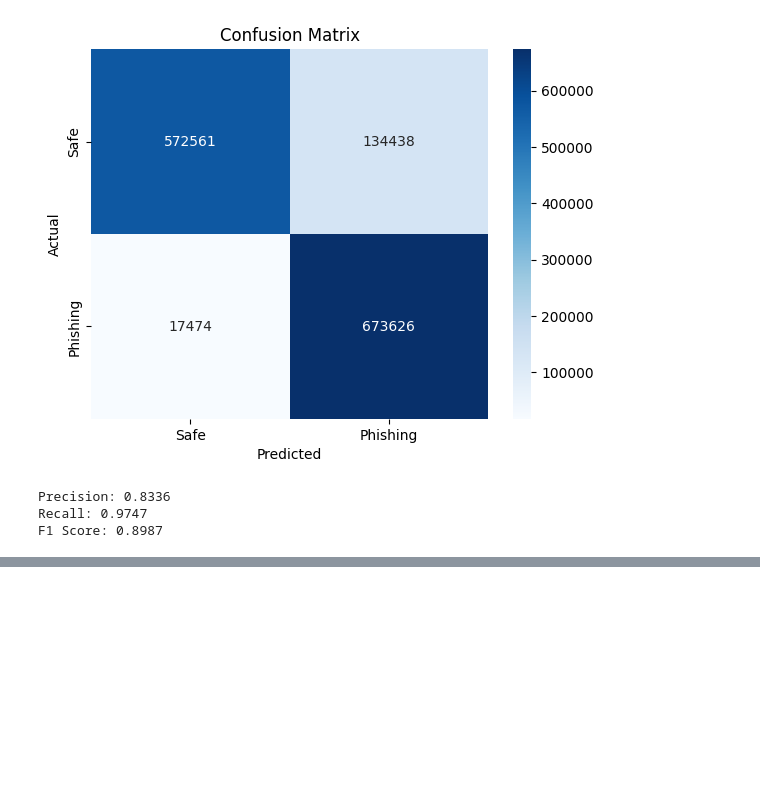
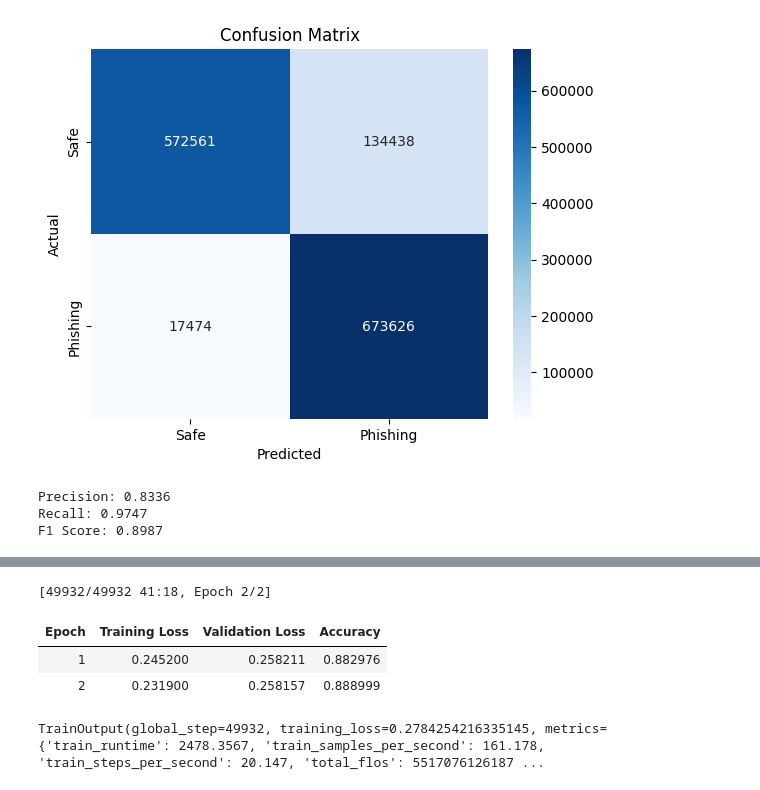
Before and after one commit to grilledwindow/phisherman, a Jupyter notebook: experimentations/Experiment.ipynb, the cells around one changed output, grey strips where cells are left out. Saved outputs shown, nothing was run; the diff lists cells and outputs as text; code cells hidden in the pictures; blank space fills up the shorter version.

```diff
--- a/experimentations/Experiment.ipynb
+++ b/experimentations/Experiment.ipynb
@@ -543,0 +551,17 @@ ROC AUC Score: 0.9572529520359326
+# %%
+from transformers import TrainingArguments, Trainer
+
+training_args = TrainingArguments(
+    output_dir="./results",
+    num_train_epochs=2,
+    per_device_train_batch_size=8,
+    per_device_eval_batch_size=16,
+    warmup_steps=500,
+    weight_decay=0.01,
+    logging_dir="./logs",
+    logging_steps=10,
+    eval_strategy="epoch",
+    save_strategy="best",
+    load_best_model_at_end=True,
+    tf32=True
+)
@@ -543,0 +571,23 @@ ROC AUC Score: 0.9572529520359326
+# %%
+metric = evaluate.load("accuracy")
+# %%
+def compute_metrics(eval_pred):
+    logits, labels = eval_pred
+    predictions = np.argmax(logits, axis=-1)
+    return metric.compute(predictions=predictions, references=labels)
+# %%
+trainer = Trainer(
+    model=model,
+    args=training_args,
+    train_dataset=train_dataset,
+    eval_dataset=val_dataset,
+    compute_metrics=compute_metrics,
+)
+# %%
+trainer.train()
+# %% [output]
+[49932/49932 41:18, Epoch 2/2]
+| Epoch | Training Loss | Validation Loss | Accuracy |
+| 1 | 0.245200 | 0.258211 | 0.882976 |
+| 2 | 0.231900 | 0.258157 | 0.888999 |
+TrainOutput(global_step=49932, training_loss=0.2784254216335145, metrics={'train_runtime': 2478.3567, 'train_samples_per_second': 161.178, 'train_steps_per_second': 20.147, 'total_flos': 5517076126187 ...
```
Also changed, not shown: parts of 37 cells of this notebook, 2 other files.
